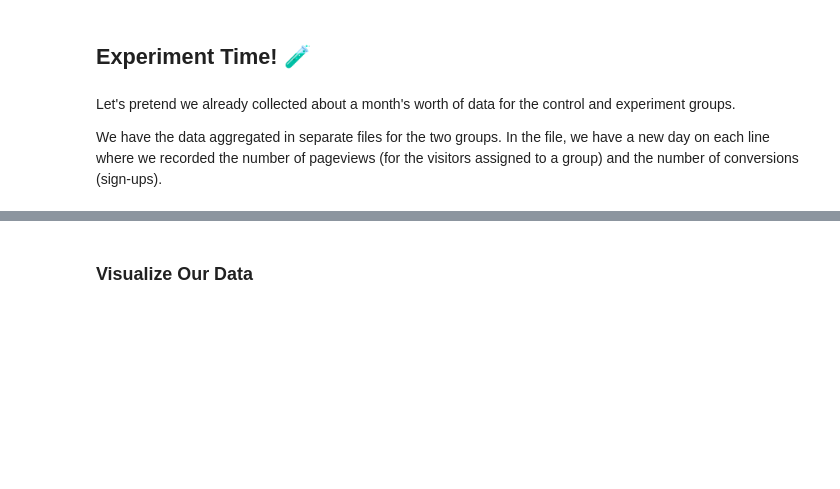
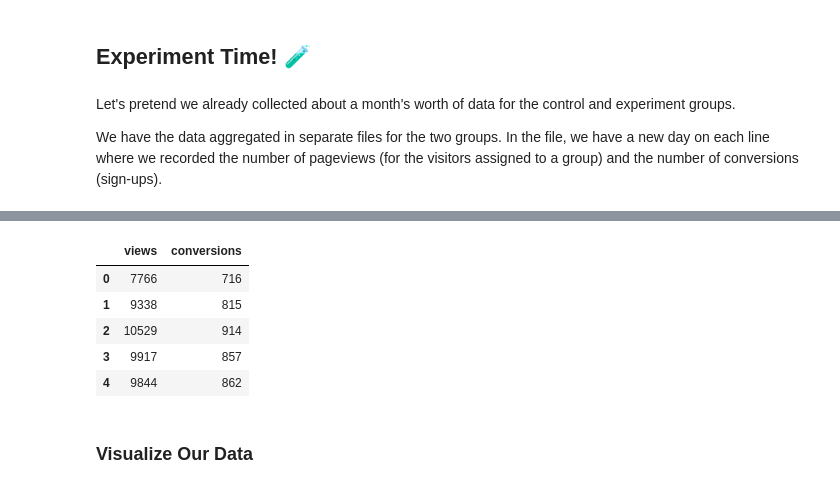
Before and after one commit to flatiron-school/ntl01-dtsc-live-103122, a Jupyter notebook: 2Phase/26-ab-testing-introduction.ipynb, the cells around one changed output, grey strips where cells are left out. Cells and saved outputs as stored; diff of their text form; code cells hidden in the pictures; blank space fills up the shorter version.

```diff
--- a/2Phase/26-ab-testing-introduction.ipynb
+++ b/2Phase/26-ab-testing-introduction.ipynb
@@ -179,3 +190,12 @@ We have the data aggregated in separate files for the two groups. In the file, w
+# %%
+df_experiment.head()
+# %% [output]
+|  | views | conversions |
+| 0 | 7766 | 716 |
+| 1 | 9338 | 815 |
+| 2 | 10529 | 914 |
+| 3 | 9917 | 857 |
+| 4 | 9844 | 862 |
 # %% [markdown]
 ### Visualize Our Data
 # %% [markdown]
```
Also changed, not shown: parts of 13 cells of this notebook.
